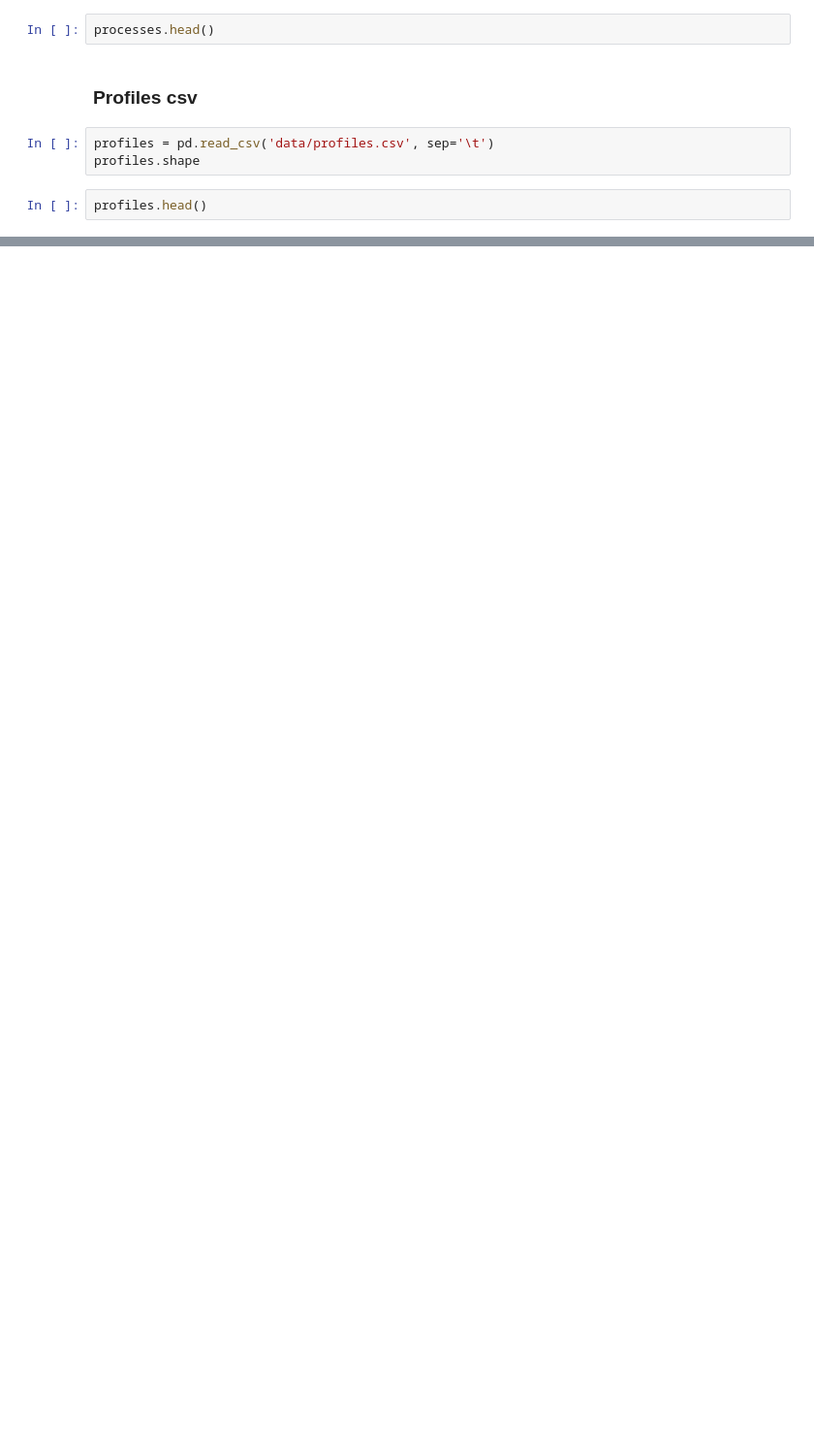
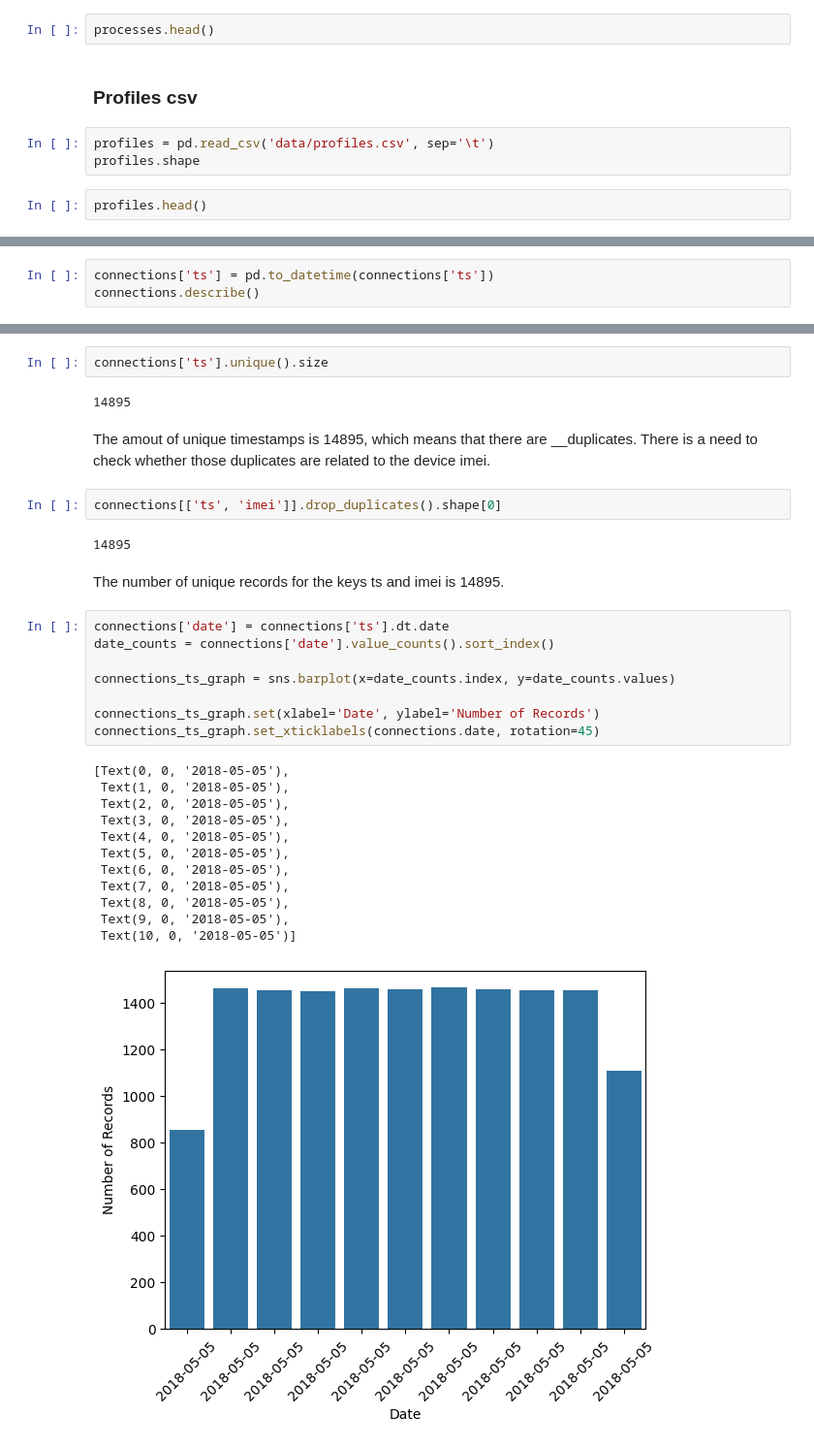
Before and after one commit to MartinH2k3/IAUProject, a Jupyter notebook: phase1-1.ipynb, the cells around one changed output, grey strips where cells are left out. Shown: that part at 97% size. Saved outputs shown, nothing was run; the diff lists cells and outputs as text; blank space fills up the shorter version.

Commit message:
1.1B - connections, part1

```diff
--- a/phase1-1.ipynb
+++ b/phase1-1.ipynb
@@ -112,0 +144,3 @@ profiles.head()
+# %%
+connections['ts'] = pd.to_datetime(connections['ts'])
+connections.describe()
@@ -112,0 +161,33 @@ profiles.head()
+# %%
+connections['ts'].unique().size
+# %% [output]
+14895
+# %% [markdown]
+The amout of unique timestamps is 14895, which means that there are __duplicates. There is a need to check whether those duplicates are related to the device imei.
+# %%
+connections[['ts', 'imei']].drop_duplicates().shape[0]
+# %% [output]
+14895
+# %% [markdown]
+The number of unique records for the keys ts and imei is 14895.
+# %%
+connections['date'] = connections['ts'].dt.date
+date_counts = connections['date'].value_counts().sort_index()
+
+connections_ts_graph = sns.barplot(x=date_counts.index, y=date_counts.values)
+
+connections_ts_graph.set(xlabel='Date', ylabel='Number of Records')
+connections_ts_graph.set_xticklabels(connections.date, rotation=45)
+# %% [output]
+[Text(0, 0, '2018-05-05'),
+ Text(1, 0, '2018-05-05'),
+ Text(2, 0, '2018-05-05'),
+ Text(3, 0, '2018-05-05'),
+ Text(4, 0, '2018-05-05'),
+ Text(5, 0, '2018-05-05'),
+ Text(6, 0, '2018-05-05'),
+ Text(7, 0, '2018-05-05'),
+ Text(8, 0, '2018-05-05'),
+ Text(9, 0, '2018-05-05'),
+ Text(10, 0, '2018-05-05')]
+[figure, added]
```
Also changed, not shown: parts of 37 cells of this notebook.
